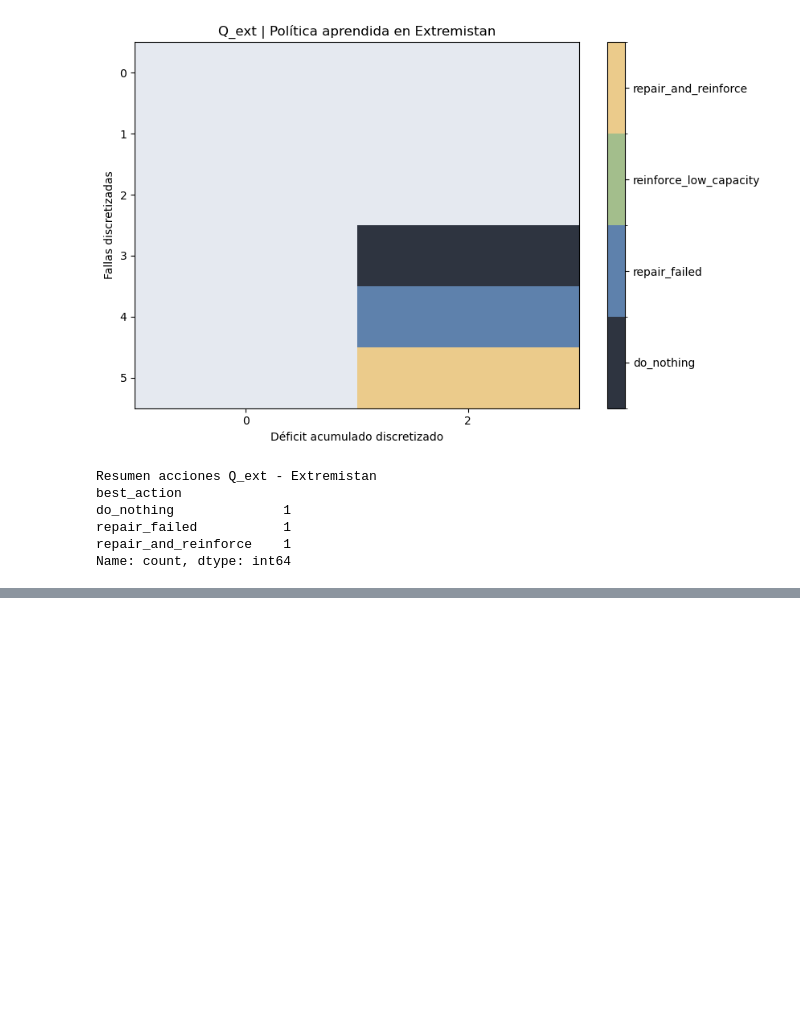
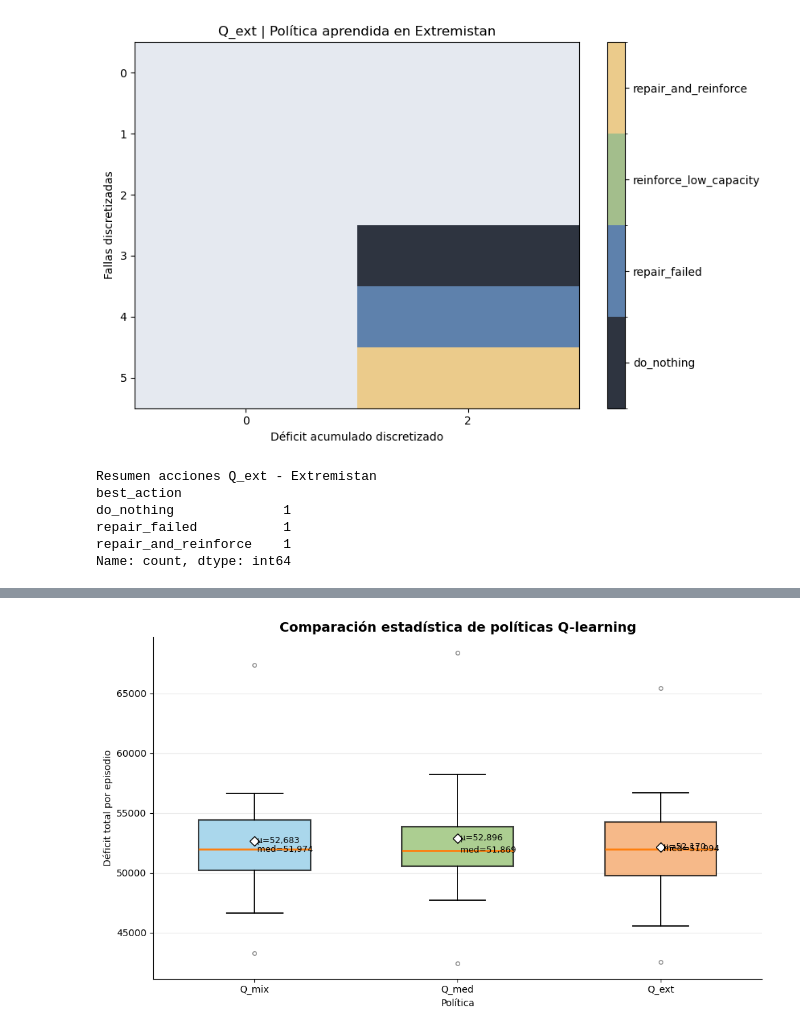
Before and after one commit to sofisacmu/obi_proyecto1, a Jupyter notebook: Entrega 3/modelo.ipynb, the cells around one changed output, grey strips where cells are left out. Drawn from its saved outputs; the diff is of its cells as text; code cells hidden in the pictures; blank space fills up the shorter version.

```diff
--- a/Entrega 3/modelo.ipynb
+++ b/Entrega 3/modelo.ipynb
@@ -2833,0 +2981,8 @@ Name: count, dtype: int64
+# %%
+boxplot_qlearning(
+    eval_all,
+    metric="total_deficit",
+    ylabel="Déficit total por episodio"
+)
+# %% [output]
+[figure, added]
```
Also changed, not shown: parts of 6 cells of this notebook, 1 other file.
